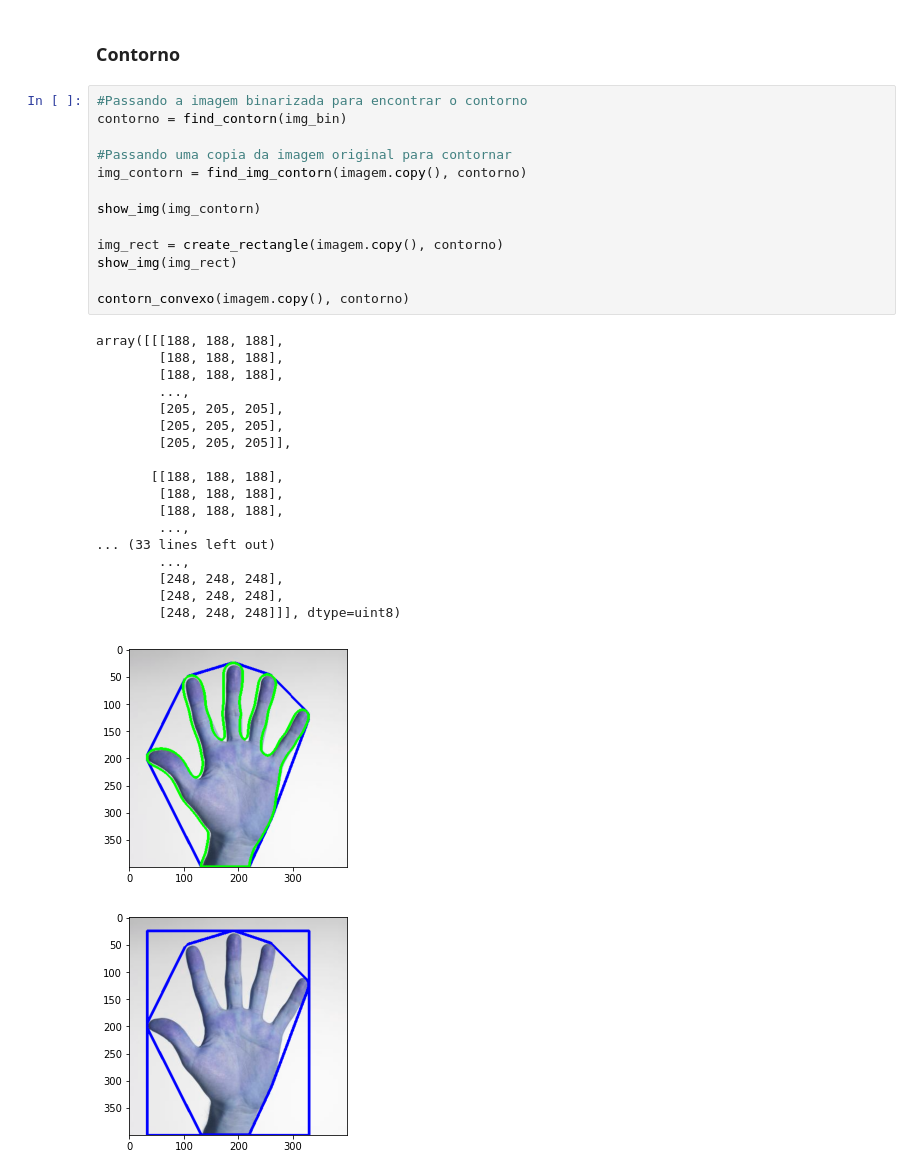
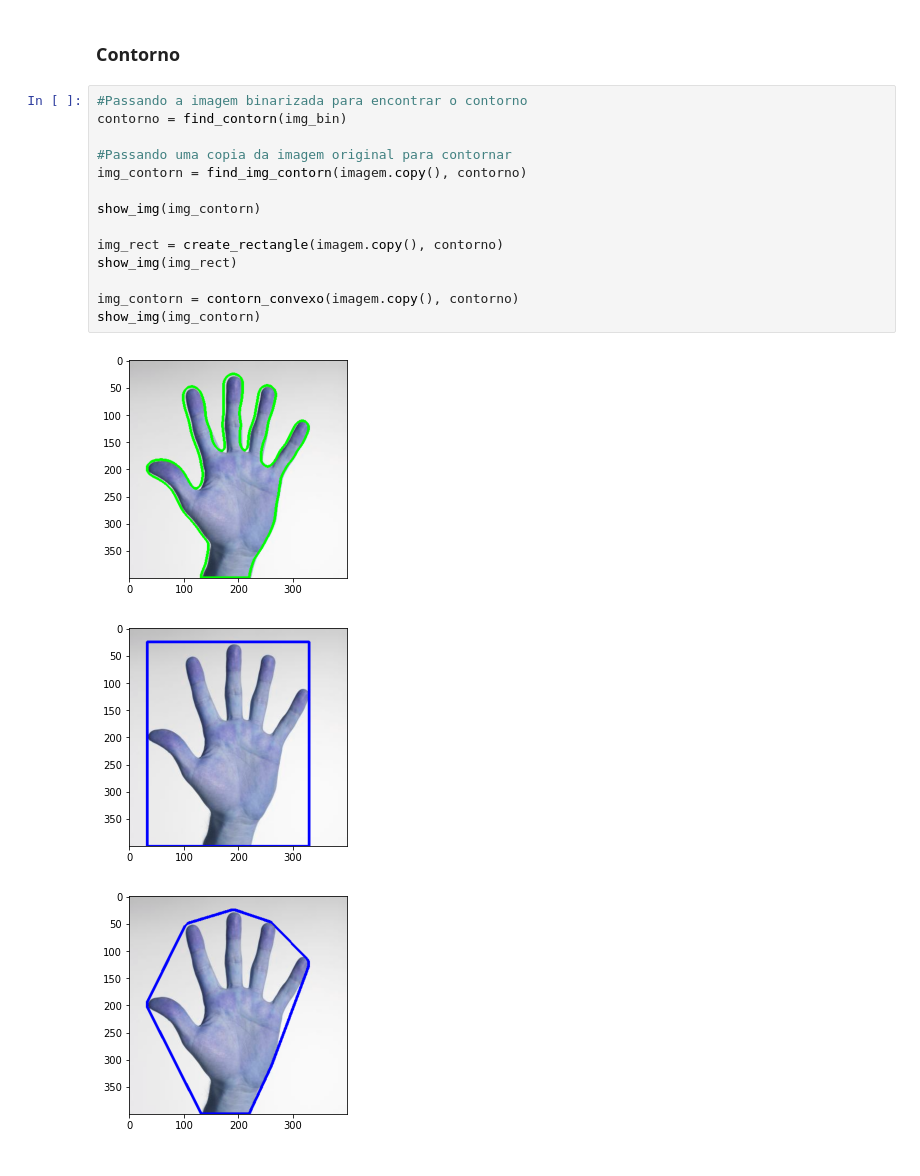
Before and after one commit to GodKelvin/PDI_Contagem_Dedos, a Jupyter notebook: Kelvin_Lehrback_Contagem_Dedos.ipynb, the cells around one changed output. Drawn from its saved outputs; the diff is of its cells as text.

```diff
--- a/Kelvin_Lehrback_Contagem_Dedos.ipynb
+++ b/Kelvin_Lehrback_Contagem_Dedos.ipynb
@@ -76,33 +85,18 @@ show_img(img_bin)
 # %%
 #Passando a imagem binarizada para encontrar o contorno
 contorno = find_contorn(img_bin)
 
 #Passando uma copia da imagem original para contornar
 img_contorn = find_img_contorn(imagem.copy(), contorno)
 
 show_img(img_contorn)
 
 img_rect = create_rectangle(imagem.copy(), contorno)
 show_img(img_rect)
 
-contorn_convexo(imagem.copy(), contorno)
+img_contorn = contorn_convexo(imagem.copy(), contorno)
+show_img(img_contorn)
 # %% [output]
-array([[[188, 188, 188],
-        [188, 188, 188],
-        [188, 188, 188],
-        ...,
-        [205, 205, 205],
-        [205, 205, 205],
-        [205, 205, 205]],
-
-       [[188, 188, 188],
-        [188, 188, 188],
-        [188, 188, 188],
-        ...,
-... (33 lines left out)
-        ...,
-        [248, 248, 248],
-        [248, 248, 248],
-        [248, 248, 248]]], dtype=uint8)
-[figure, old version]
+[figure, new version]
-[figure, old version]
+[figure, new version]
+[figure, added]
```
Also changed, not shown: parts of 3 cells of this notebook, 1 other file.
